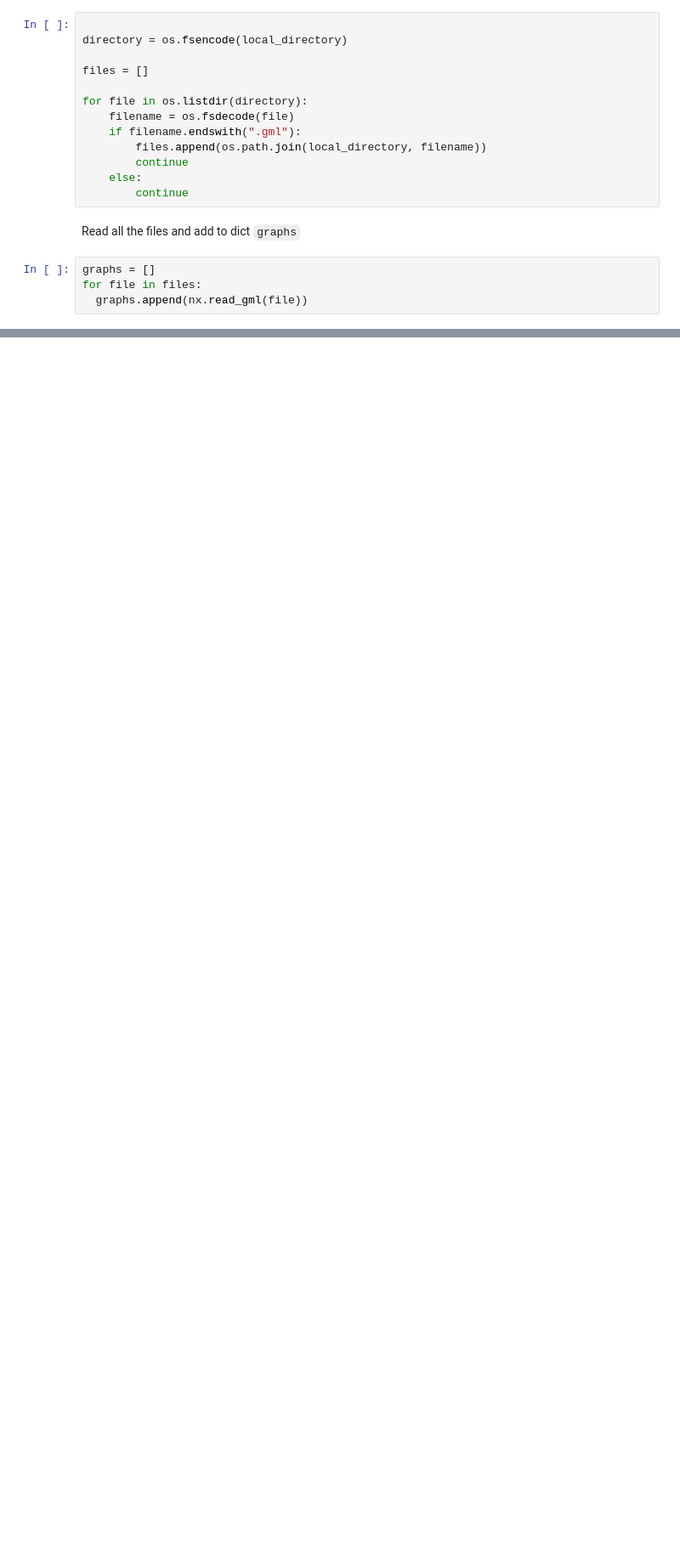
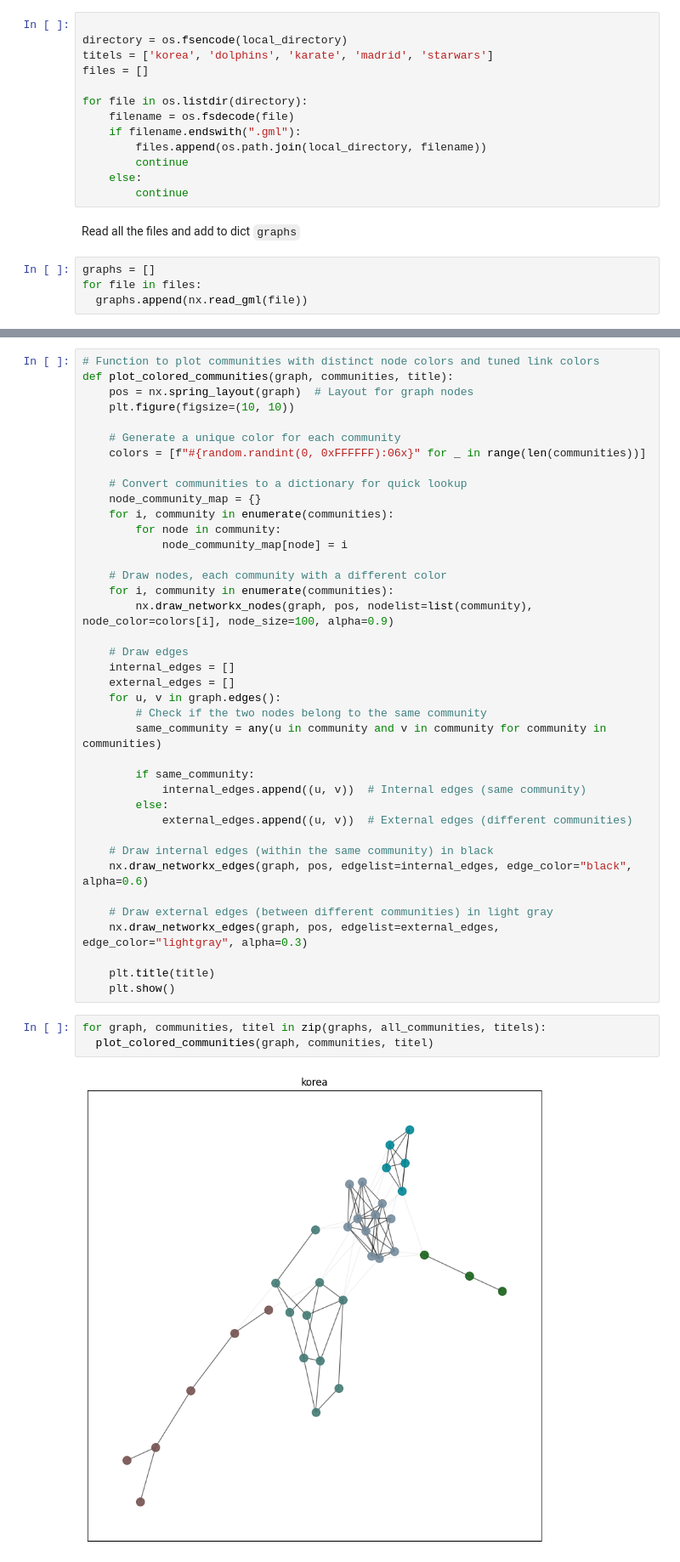
Before and after one commit to UZH-Cyrill-Meier/NetworkScience, a Jupyter notebook: Assignments/assignment 5/assignment5.ipynb, the cells around one changed output, grey strips where cells are left out. Shown at 85% size. Cells and saved outputs as stored; diff of their text form; blank space fills up the shorter version.

```diff
--- a/Assignments/assignment 5/assignment5.ipynb
+++ b/Assignments/assignment 5/assignment5.ipynb
@@ -71,7 +76,7 @@ Get all existing files
 # %%
 
 directory = os.fsencode(local_directory)
-
+titels = ['korea', 'dolphins', 'karate', 'madrid', 'starwars']
 files = []
 
 for file in os.listdir(directory):
@@ -385,0 +129,44 @@ File downloaded successfully: /content/assignment3.ipynb
+# %%
+# Function to plot communities with distinct node colors and tuned link colors
+def plot_colored_communities(graph, communities, title):
+    pos = nx.spring_layout(graph)  # Layout for graph nodes
+    plt.figure(figsize=(10, 10))
+
+    # Generate a unique color for each community
+    colors = [f"#{random.randint(0, 0xFFFFFF):06x}" for _ in range(len(communities))]
+
+    # Convert communities to a dictionary for quick lookup
+    node_community_map = {}
+    for i, community in enumerate(communities):
+        for node in community:
+            node_community_map[node] = i
+
+    # Draw nodes, each community with a different color
+    for i, community in enumerate(communities):
+        nx.draw_networkx_nodes(graph, pos, nodelist=list(community), node_color=colors[i], node_size=100, alpha=0.9)
+
+    # Draw edges
+    internal_edges = []
+    external_edges = []
+    for u, v in graph.edges():
+        # Check if the two nodes belong to the same community
+        same_community = any(u in community and v in community for community in communities)
+
+        if same_community:
+            internal_edges.append((u, v))  # Internal edges (same community)
+        else:
+            external_edges.append((u, v))  # External edges (different communities)
+
+    # Draw internal edges (within the same community) in black
+    nx.draw_networkx_edges(graph, pos, edgelist=internal_edges, edge_color="black", alpha=0.6)
+
+    # Draw external edges (between different communities) in light gray
+    nx.draw_networkx_edges(graph, pos, edgelist=external_edges, edge_color="lightgray", alpha=0.3)
+
+    plt.title(title)
+    plt.show()
+# %%
+for graph, communities, titel in zip(graphs, all_communities, titels):
+  plot_colored_communities(graph, communities, titel)
+# %% [output]
+[figure, added]
```
Also changed, not shown: parts of 21 cells of this notebook.
